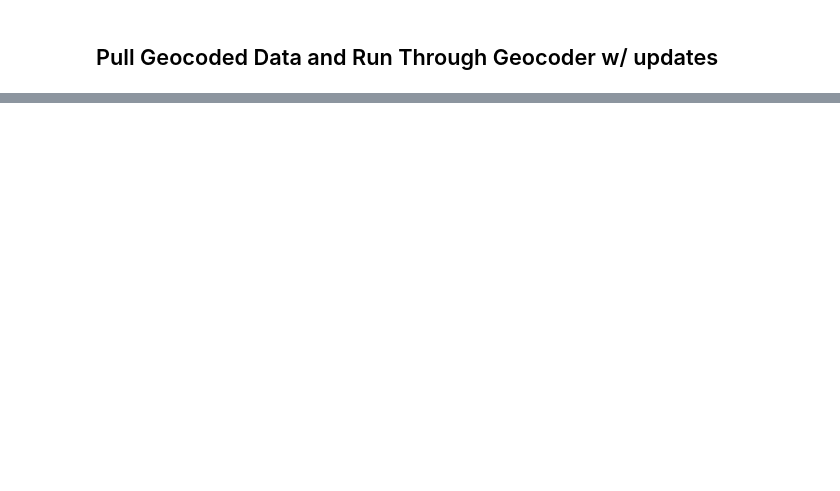
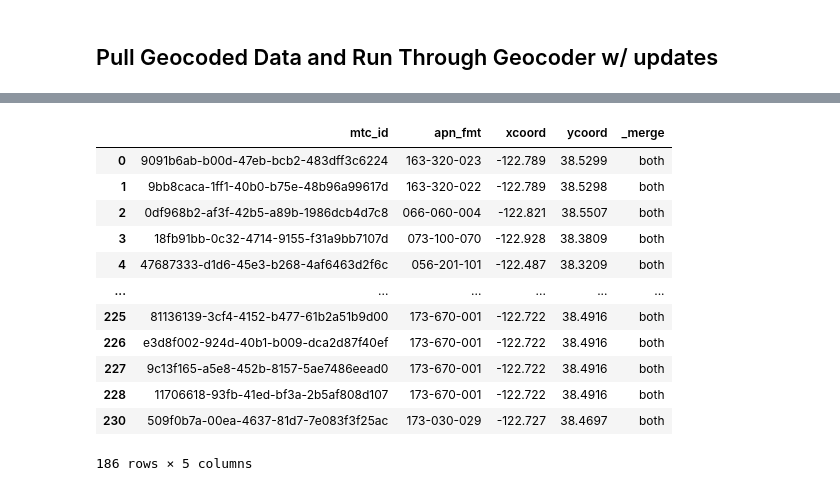
Before and after one commit to BayAreaMetro/MTCDataModel, a Jupyter notebook: Project-Documentation/hcd/HCD Annual Progress Report Geocoding Second Pass.ipynb, the cells around one changed output, grey strips where cells are left out. Saved outputs shown, nothing was run; the diff lists cells and outputs as text; code cells hidden in the pictures; blank space fills up the shorter version.

```diff
--- a/Project-Documentation/hcd/HCD Annual Progress Report Geocoding Second Pass.ipynb
+++ b/Project-Documentation/hcd/HCD Annual Progress Report Geocoding Second Pass.ipynb
@@ -103,0 +370,2 @@ Name: 0, dtype: object
+# %%
+sonoma_projects.loc[194,'apn_fmt'] = '125-111-037'
@@ -103,0 +378,10 @@ Name: 0, dtype: object
+# %%
+#Subset projects to required fields
+sonoma_projects_sub = sonoma_projects[['mtc_id','apn','apn_fmt']].copy()
+# %%
+sonoma_projects_parcels = pd.merge(sonoma_projects_sub,
+                                  parcels_sonoma,
+                                  left_on ='apn_fmt',
+                                  right_on='apn',
+                                  how='left',
+                                  indicator=True)
@@ -103,0 +416,22 @@ Name: 0, dtype: object
+# %%
+sonoma_projects_parcels_sub = sonoma_projects_parcels[['mtc_id',
+                                                       'apn_fmt',
+                                                       'xcoord',
+                                                       'ycoord',
+                                                       '_merge']][sonoma_projects_parcels['_merge'] == 'both'].copy()
+# %%
+sonoma_projects_parcels_sub
+# %% [output]
+|  | mtc_id | apn_fmt | xcoord | ycoord | _merge |
+| 0 | 9091b6ab-b00d-47eb-bcb2-483dff3c6224 | 163-320-023 | -122.789 | 38.5299 | both |
+| 1 | 9bb8caca-1ff1-40b0-b75e-48b96a99617d | 163-320-022 | -122.789 | 38.5298 | both |
+| 2 | 0df968b2-af3f-42b5-a89b-1986dcb4d7c8 | 066-060-004 | -122.821 | 38.5507 | both |
+| 3 | 18fb91bb-0c32-4714-9155-f31a9bb7107d | 073-100-070 | -122.928 | 38.3809 | both |
+| 4 | 47687333-d1d6-45e3-b268-4af6463d2f6c | 056-201-101 | -122.487 | 38.3209 | both |
+| ... | ... | ... | ... | ... | ... |
+| 225 | 81136139-3cf4-4152-b477-61b2a51b9d00 | 173-670-001 | -122.722 | 38.4916 | both |
+| 226 | e3d8f002-924d-40b1-b009-dca2d87f40ef | 173-670-001 | -122.722 | 38.4916 | both |
+| 227 | 9c13f165-a5e8-452b-8157-5ae7486eead0 | 173-670-001 | -122.722 | 38.4916 | both |
+| 228 | 11706618-93fb-41ed-bf3a-2b5af808d107 | 173-670-001 | -122.722 | 38.4916 | both |
+| 230 | 509f0b7a-00ea-4637-81d7-7e083f3f25ac | 173-030-029 | -122.727 | 38.4697 | both |
+186 rows × 5 columns
```
Also changed, not shown: parts of 68 cells of this notebook.
